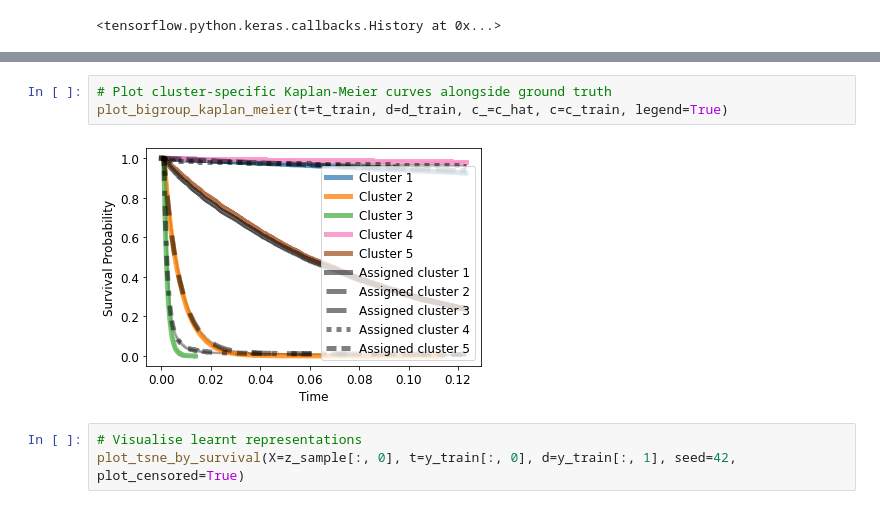
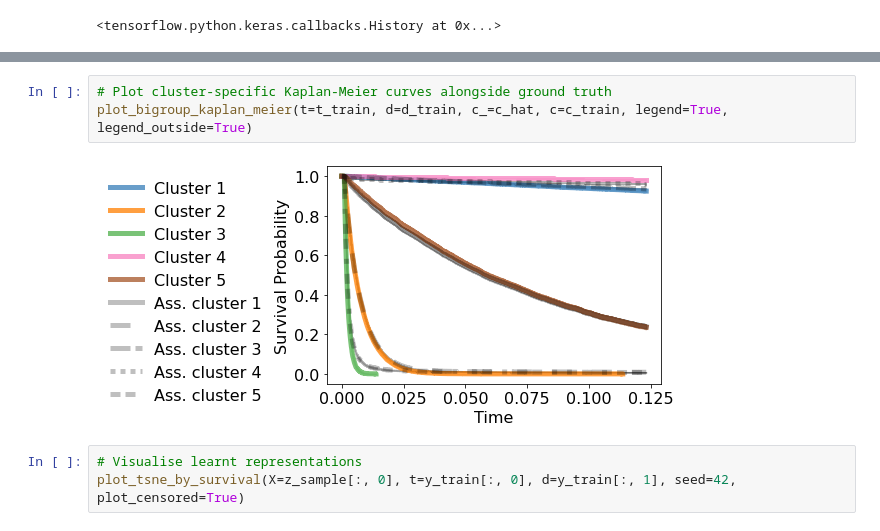
Before and after one commit to i6092467/vadesc, a Jupyter notebook: notebooks/example.ipynb, the cells around one changed output, grey strips where cells are left out. Drawn from its saved outputs; the diff is of its cells as text.

Commit message:
legend for bi-group KM curves

```diff
--- a/notebooks/example.ipynb
+++ b/notebooks/example.ipynb
@@ -154,8 +145,8 @@ To silence this warning, decorate the function with @tf.autograph.experimental.d
 # %%
 # Plot cluster-specific Kaplan-Meier curves alongside ground truth
-plot_bigroup_kaplan_meier(t=t_train, d=d_train, c_=c_hat, c=c_train, legend=True)
+plot_bigroup_kaplan_meier(t=t_train, d=d_train, c_=c_hat, c=c_train, legend=True, legend_outside=True)
 # %% [output]
-[figure, old version]
+[figure, new version]
 # %%
 # Visualise learnt representations
 plot_tsne_by_survival(X=z_sample[:, 0], t=y_train[:, 0], d=y_train[:, 1], seed=42, plot_censored=True)
```
Also changed, not shown: parts of 2 cells of this notebook, 1 other file.
